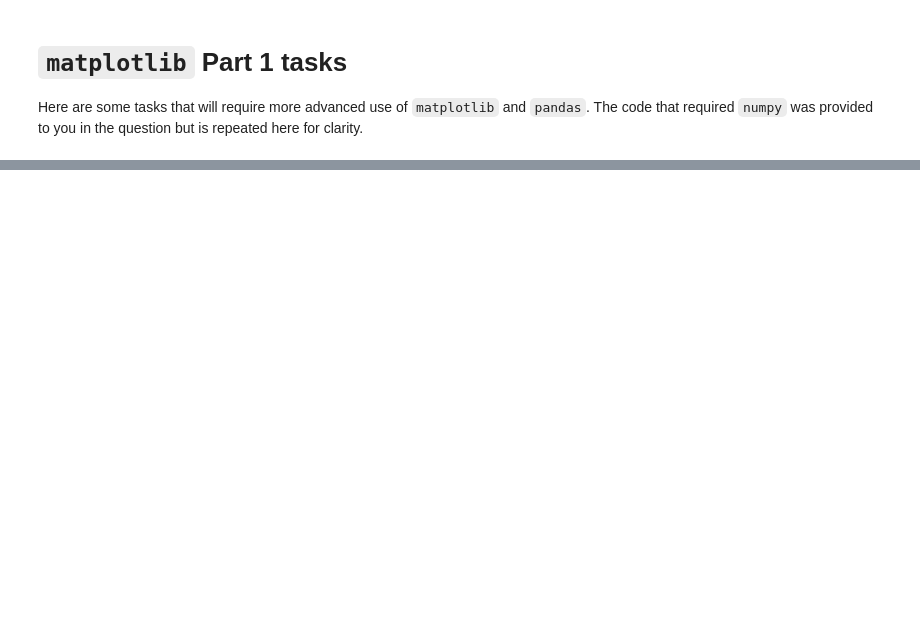
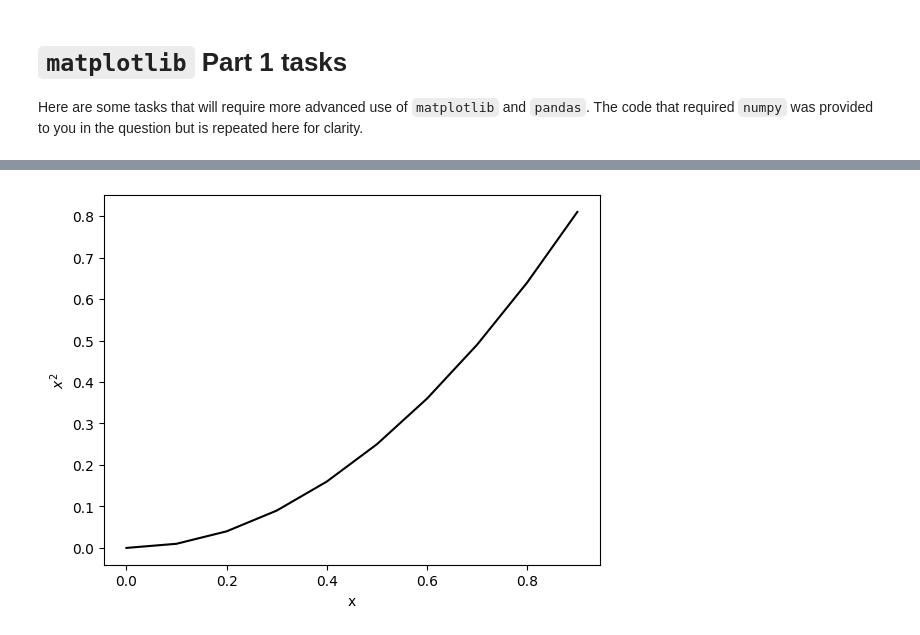
Before and after one commit to dwayne-06/Advanced-Programming-Python-, a Jupyter notebook: 102-tasks-matplotlib-1.ipynb, the cells around one changed output, grey strips where cells are left out. Drawn from its saved outputs; the diff is of its cells as text; code cells hidden in the pictures; blank space fills up the shorter version.

```diff
--- a/102-tasks-matplotlib-1.ipynb
+++ b/102-tasks-matplotlib-1.ipynb
@@ -23,12 +25,14 @@ None
 # %%
 # use latex formatting to plot and label y = x^2, using a blue dotted line
-fig, ax = <...>.subplots()
-x = <...>.arange(0, 1, 0.1)
-y = x <...> 2
-ax.plot(<...>, <...>, <...>)
-ax.set_<...>(<...>)
-ax.<...>_ylabel(r"$x^2$")
+fig, ax = plt.subplots()
+x = np.arange(0, 1, 0.1)
+y = x ** 2
+ax.plot(x, y, 'k-')
+ax.set_xlabel('x')
+ax.set_ylabel(r"$x^2$")
 None
+# %% [output]
+[figure, added]
 # %%
 # generate 1 set of input data x, and two sets of randomly distributed output data y1, and y2
 x = np.arange(0, 1, 0.1)
```
Also changed, not shown: parts of 3 cells of this notebook.
